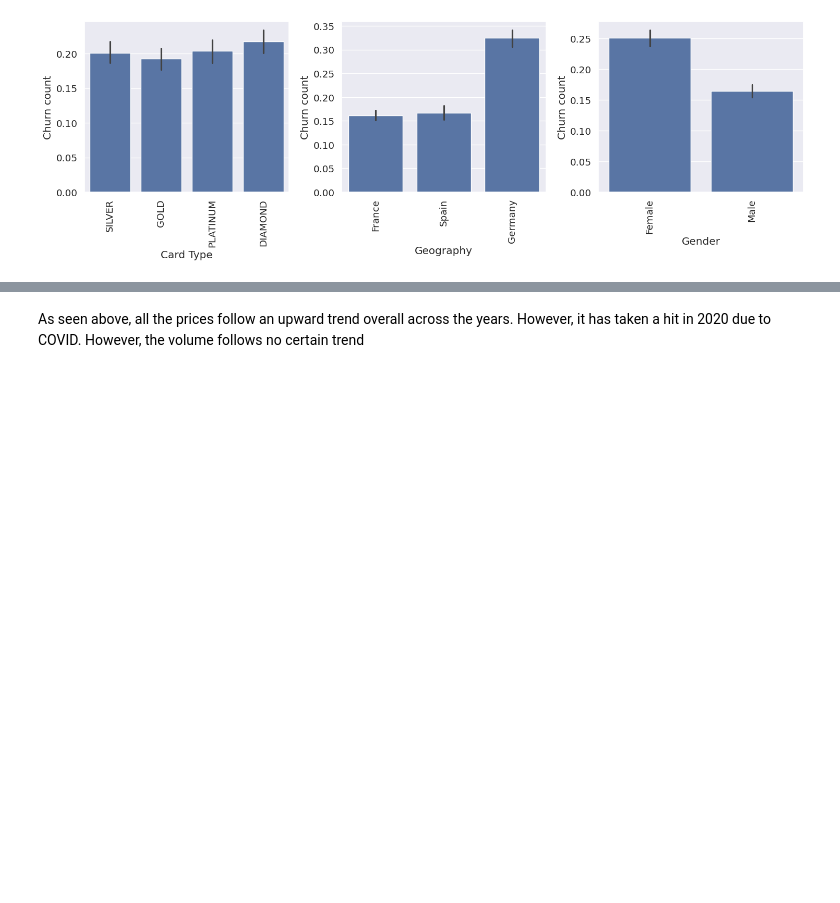
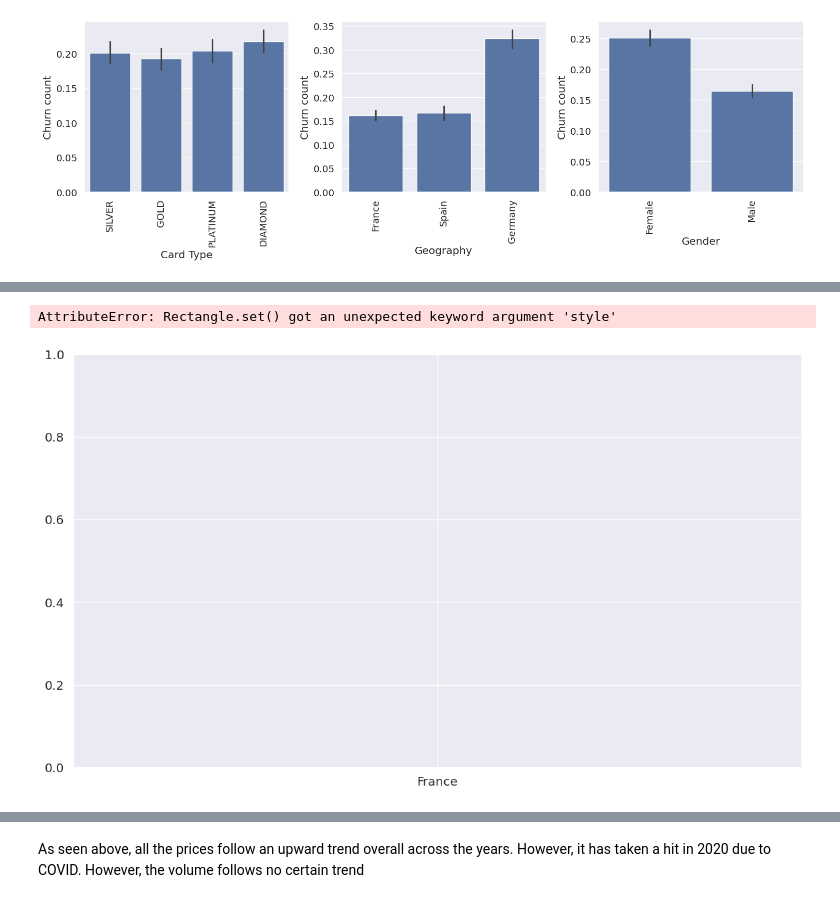
Before and after one commit to Jowayria-27/Artifical-Intelligence-Project, a Jupyter notebook: Customer_Churn.ipynb, the cells around one changed output, grey strips where cells are left out. Drawn from its saved outputs; the diff is of its cells as text; code cells hidden in the pictures; blank space fills up the shorter version.

```diff
--- a/Customer_Churn.ipynb
+++ b/Customer_Churn.ipynb
@@ -402,3 +441,23 @@ Based on the bar plot above, all card types almost have the same churn rate. How
+# %%
+import matplotlib.pyplot as plt
+import seaborn as sns
+
+# Set up the figure size
+plt.figure(figsize=(14, 8))
+
+# Create a count plot to visualize gender and churn counts per country
+sns.countplot(data=df, x='Geography', hue='Gender', palette='viridis', dodge=False,
+              hue_order=['Male', 'Female'], style='Exited')
+
+# Adding Churn visualization
+sns.countplot(
+data=df,
+x='Geography',
+hue='Gender',
+style='Exited')
+# %% [output]
+AttributeError: Rectangle.set() got an unexpected keyword argument 'style'
+[figure, added]
 # %%
 f = plt.figure(figsize=(14,6))
 ax = f.add_subplot(121)
```
Also changed, not shown: parts of 26 cells of this notebook.
